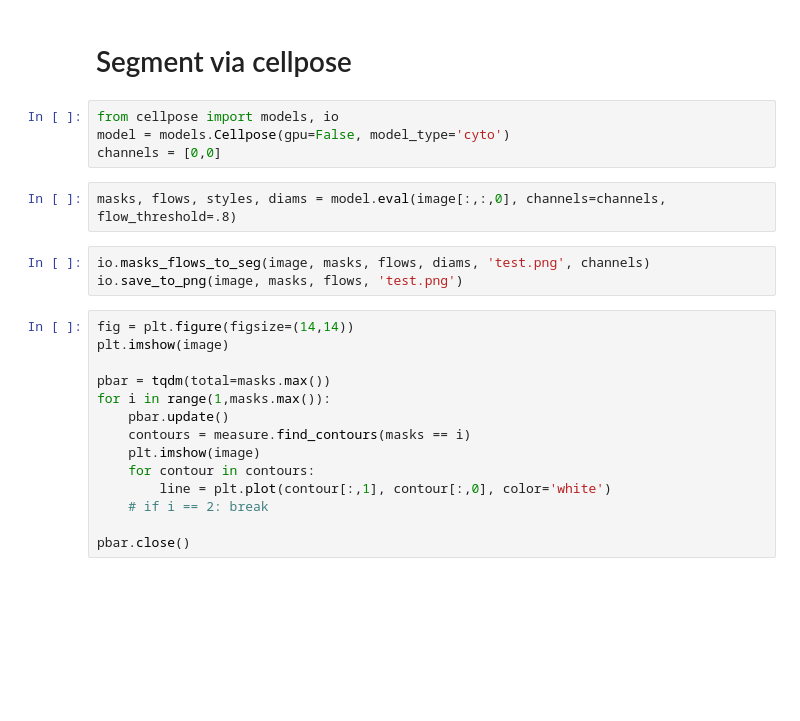
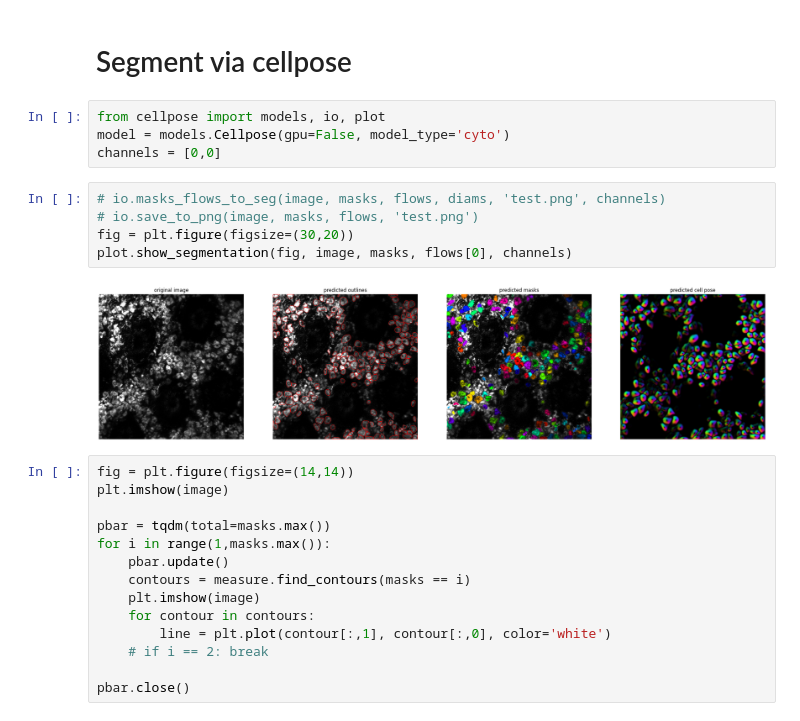
Before and after one commit to dobrik4ever/Master-Thesis, a Jupyter notebook: 5 Analysis, results/test2.ipynb, the cells around one changed output. Saved outputs shown, nothing was run; the diff lists cells and outputs as text; blank space fills up the shorter version.

Commit message:
Per slice segmentation

```diff
--- a/5 Analysis, results/test2.ipynb
+++ b/5 Analysis, results/test2.ipynb
@@ -16,14 +16,16 @@ io.imshow(image); plt.xticks([]); plt.yticks([]);
 # %% [markdown]
 # Segment via cellpose
 # %%
-from cellpose import models, io
+from cellpose import models, io, plot
 model = models.Cellpose(gpu=False, model_type='cyto')
 channels = [0,0]
-# %%
-masks, flows, styles, diams = model.eval(image[:,:,0], channels=channels, flow_threshold=.8)
 # %%
-io.masks_flows_to_seg(image, masks, flows, diams, 'test.png', channels)
-io.save_to_png(image, masks, flows, 'test.png')
+# io.masks_flows_to_seg(image, masks, flows, diams, 'test.png', channels)
+# io.save_to_png(image, masks, flows, 'test.png')
+fig = plt.figure(figsize=(30,20))
+plot.show_segmentation(fig, image, masks, flows[0], channels)
+# %% [output]
+[figure, added]
 # %%
 fig = plt.figure(figsize=(14,14))
 plt.imshow(image)
```
Also changed, not shown: 13 other files.
